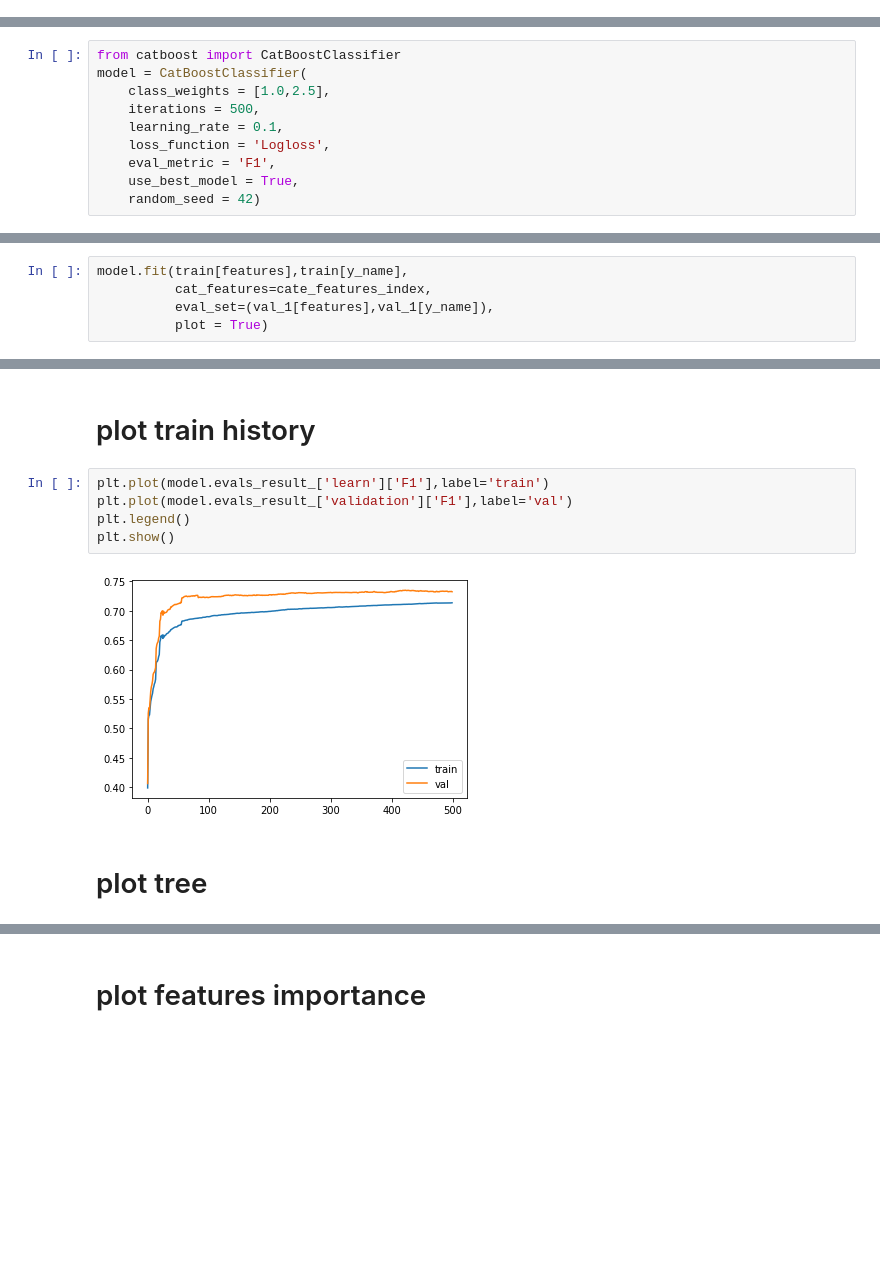
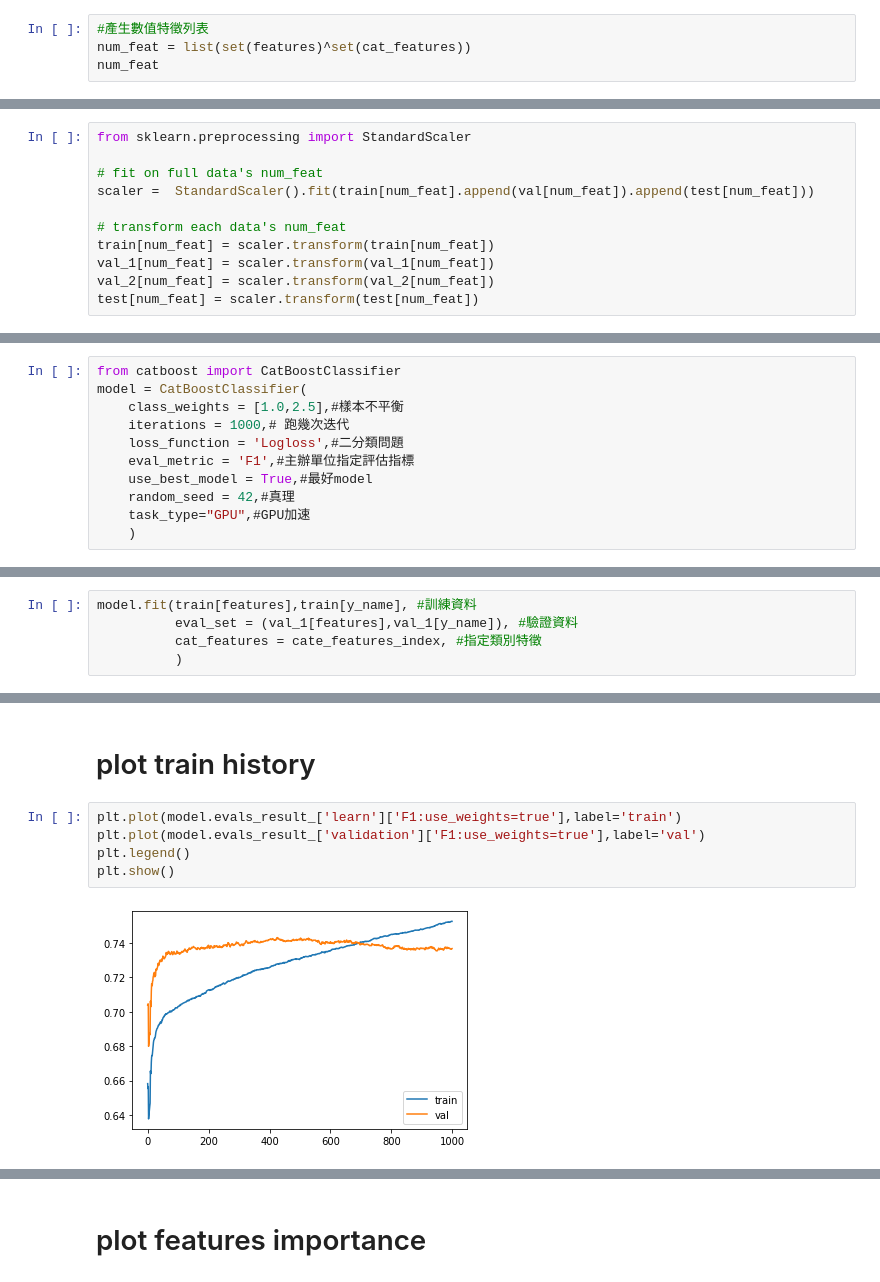
Before and after one commit to skywalker0803r/Ricky, a Jupyter notebook: 玉山銀行比賽_catboost.ipynb, the cells around one changed output, grey strips where cells are left out. Drawn from its saved outputs; the diff is of its cells as text; blank space fills up the shorter version.

```diff
--- a/玉山銀行比賽_catboost.ipynb
+++ b/玉山銀行比賽_catboost.ipynb
@@ -164,0 +167,4 @@ class_weight_dict
+# %%
+#產生數值特徵列表
+num_feat = list(set(features)^set(cat_features))
+num_feat
@@ -164,0 +173,11 @@ class_weight_dict
+# %%
+from sklearn.preprocessing import StandardScaler
+
+# fit on full data's num_feat
+scaler =  StandardScaler().fit(train[num_feat].append(val[num_feat]).append(test[num_feat]))
+
+# transform each data's num_feat
+train[num_feat] = scaler.transform(train[num_feat])
+val_1[num_feat] = scaler.transform(val_1[num_feat])
+val_2[num_feat] = scaler.transform(val_2[num_feat])
+test[num_feat] = scaler.transform(test[num_feat])
@@ -173,10 +209,11 @@ array([ 0,  1,  2,  3,  4,  5,  6,  7,  8,  9, 10, 11, 12, 13, 14, 15, 16,
 # %%
 from catboost import CatBoostClassifier
 model = CatBoostClassifier(
-    class_weights = [1.0,2.5],
-    iterations = 500,
-    learning_rate = 0.1,
-    loss_function = 'Logloss',
-    eval_metric = 'F1',
-    use_best_model = True,
-    random_seed = 42)
+    class_weights = [1.0,2.5],#樣本不平衡
+    iterations = 1000,# 跑幾次迭代
+    loss_function = 'Logloss',#二分類問題
+    eval_metric = 'F1',#主辦單位指定評估指標
+    use_best_model = True,#最好model
+    random_seed = 42,#真理
+    task_type="GPU",#GPU加速
+    )
@@ -183,6 +222,6 @@ model = CatBoostClassifier(
 # %%
-model.fit(train[features],train[y_name],
-          cat_features=cate_features_index,
-          eval_set=(val_1[features],val_1[y_name]),
-          plot = True)
+model.fit(train[features],train[y_name], #訓練資料
+          eval_set = (val_1[features],val_1[y_name]), #驗證資料
+          cat_features = cate_features_index, #指定類別特徵
+          )
 # %% [output]
@@ -209,11 +246,9 @@ Shrink model to first 423 iterations.
 # %% [markdown]
 # plot train history
 # %%
-plt.plot(model.evals_result_['learn']['F1'],label='train')
-plt.plot(model.evals_result_['validation']['F1'],label='val')
+plt.plot(model.evals_result_['learn']['F1:use_weights=true'],label='train')
+plt.plot(model.evals_result_['validation']['F1:use_weights=true'],label='val')
 plt.legend()
 plt.show()
 # %% [output]
-[figure, old version]
+[figure, new version]
-# %% [markdown]
-# plot tree
```
Also changed, not shown: parts of 24 cells of this notebook.
